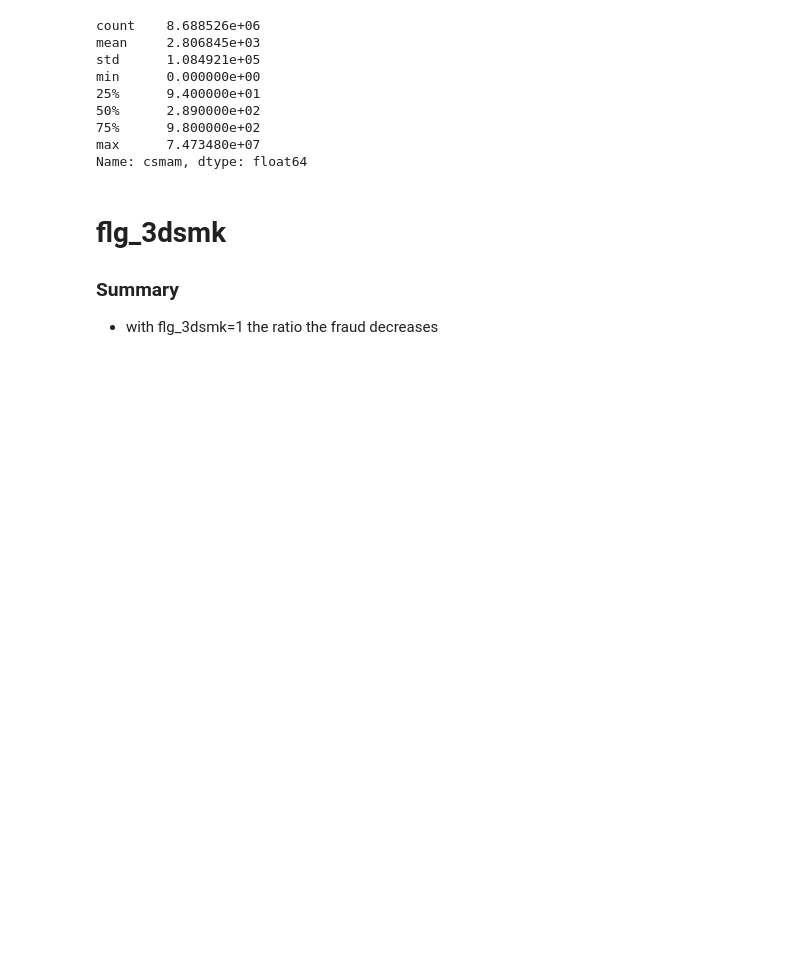
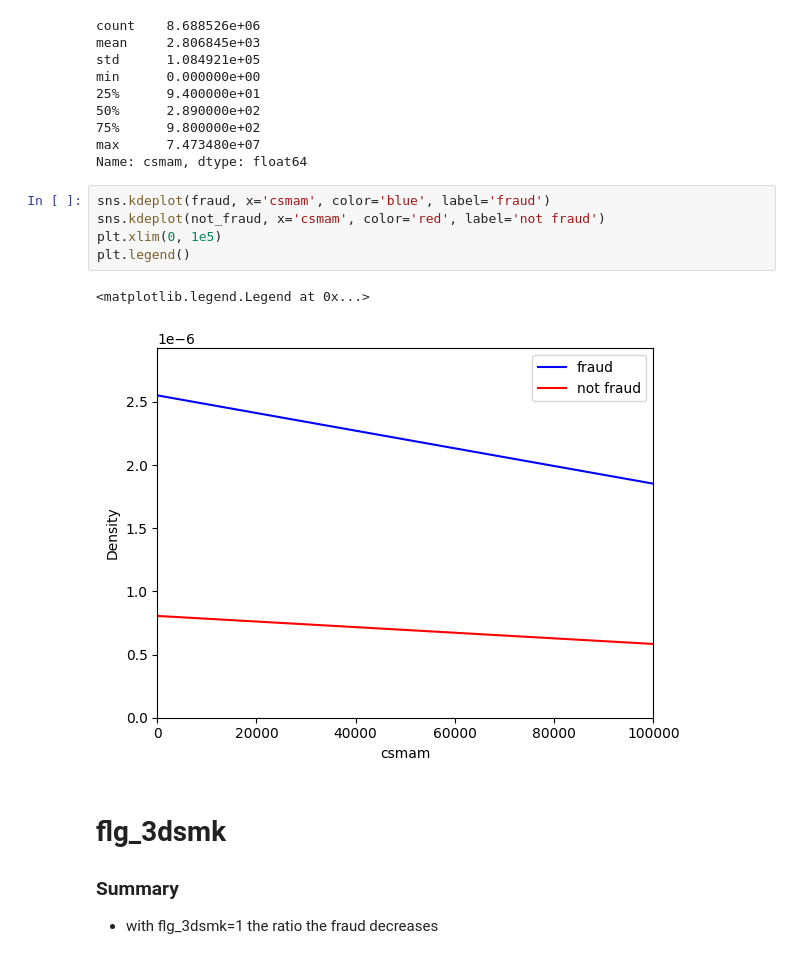
Before and after one commit to jackykang061233/ML, a Jupyter notebook: 信用卡冒用/overview.ipynb, the cells around one changed output. Cells and saved outputs as stored; diff of their text form; blank space fills up the shorter version.

Commit message:
add correlation visualization in overview

```diff
--- a/信用卡冒用/overview.ipynb
+++ b/信用卡冒用/overview.ipynb
@@ -851,6 +851,14 @@ min      0.000000e+00
 75%      9.800000e+02
 max      7.473480e+07
 Name: csmam, dtype: float64
+# %%
+sns.kdeplot(fraud, x='csmam', color='blue', label='fraud')
+sns.kdeplot(not_fraud, x='csmam', color='red', label='not fraud')
+plt.xlim(0, 1e5)
+plt.legend()
+# %% [output]
+<matplotlib.legend.Legend at 0x...>
+[figure, added]
 # %% [markdown]
 # flg_3dsmk
 ### Summary ###
```
Also changed, not shown: parts of 3 cells of this notebook.
